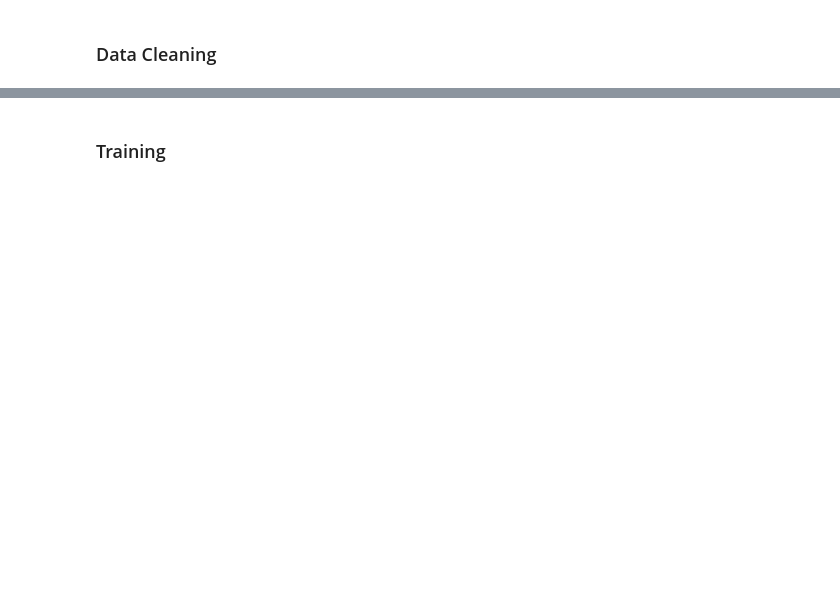
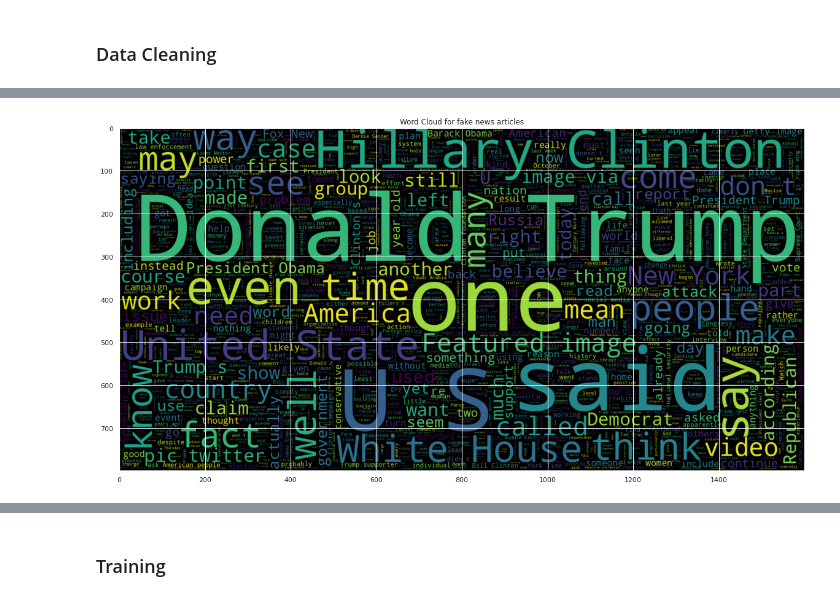
Before and after one commit to linksaiyajin/ML-Project, a Jupyter notebook: fake-news-classification.ipynb, the cells around one changed output, grey strips where cells are left out. Saved outputs shown, nothing was run; the diff lists cells and outputs as text; code cells hidden in the pictures; blank space fills up the shorter version.

```diff
--- a/fake-news-classification.ipynb
+++ b/fake-news-classification.ipynb
@@ -173,0 +181,7 @@ all_news = pd.concat([news,fake1, real_fake])
+# %%
+plt.figure(figsize = (20,20)) # Text that is Fake
+wc = WordCloud(max_words = 2000 , width = 1600 , height = 800 , stopwords = STOPWORDS).generate(" ".join(all_news[all_news.category == 0].text))
+plt.title("Word Cloud for fake news articles")
+plt.imshow(wc , interpolation = 'bilinear');
+# %% [output]
+[figure, added]
```
Also changed, not shown: parts of 22 cells of this notebook.
